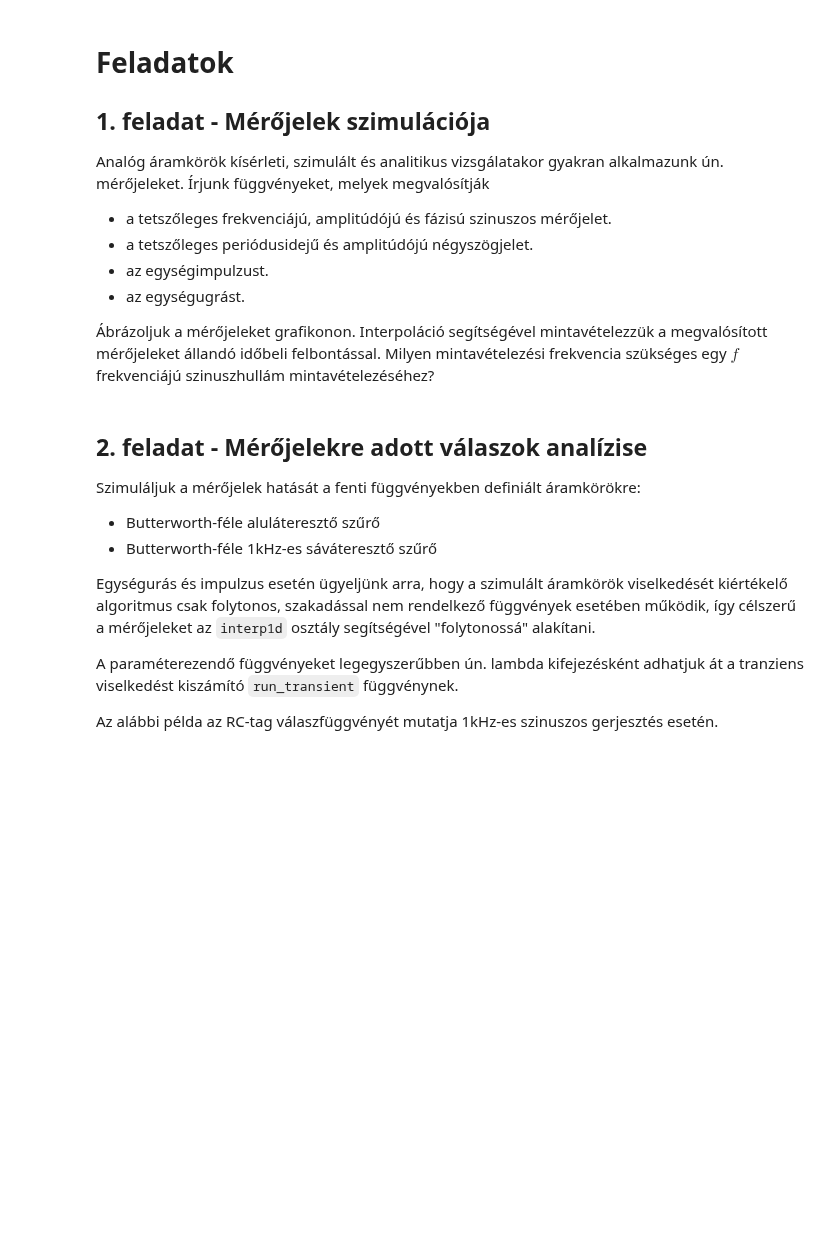
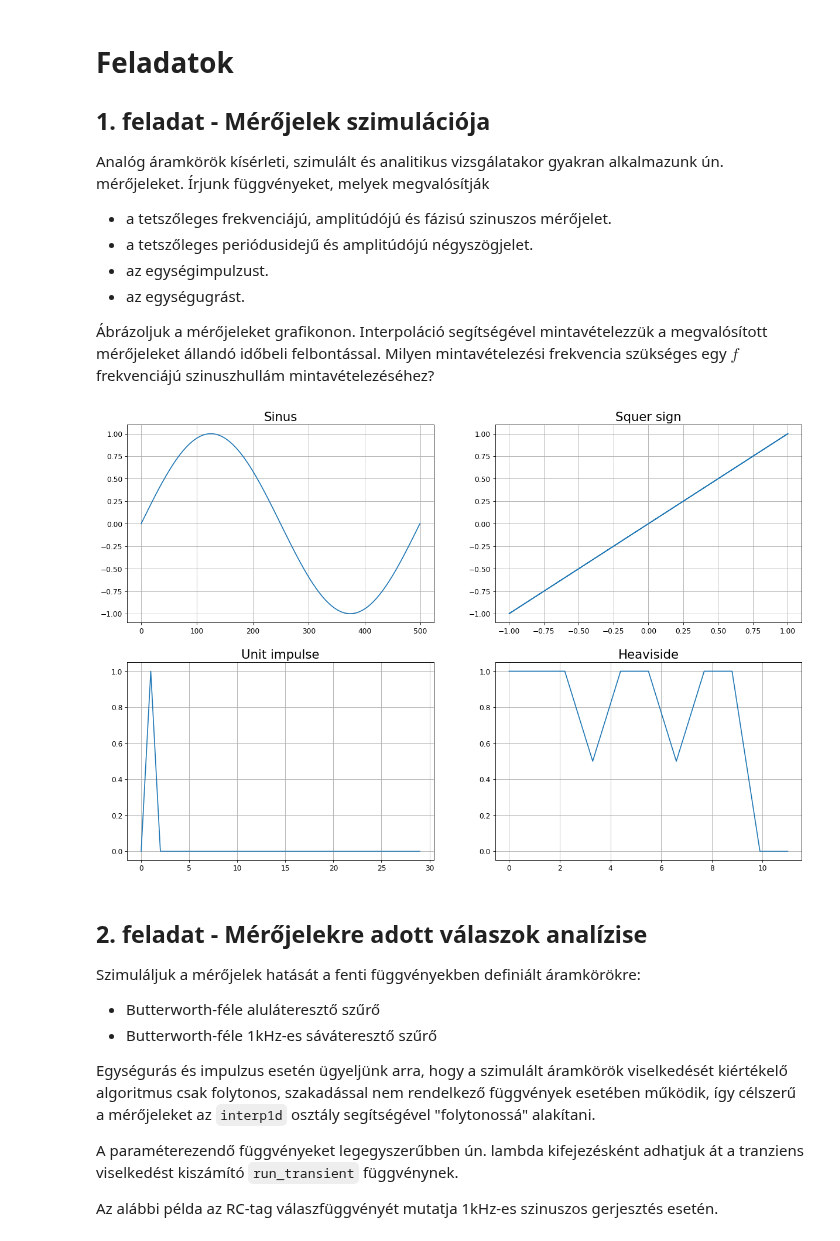
Before and after one commit to Tominano/Numerical-methods-of-physics-II, a Jupyter notebook: 3_feladatsor/3_feladat_Tomi.ipynb, the cells around one changed output. Drawn from its saved outputs; the diff is of its cells as text; code cells hidden in the pictures; blank space fills up the shorter version.

```diff
--- a/3_feladatsor/3_feladat_Tomi.ipynb
+++ b/3_feladatsor/3_feladat_Tomi.ipynb
@@ -199,59 +207,61 @@ def szin(A,freq,gam,t): # A-val beállítom az amplitúdót, freq-el adom meg a
     omega = 2*np.pi*freq
     sig = A* np.sin(omega*t+gam)
 
-    return sig, t
+    return sig
 
 def Nszög(A,f,t): # x mintavételezés tartománya
     # Plot the square wave signal
     sig = A * signal.square(2 * np.pi * f * t)
 
-    return sig,t
+    return sig
 
 
 def Eimp(n,k,t):
     Eimp1 = signal.unit_impulse(n,k) # n-db, k-helyen, k nak 'mid'-et adva pont középre rakja
-    return Eimp1,t
+    return Eimp1
 
 def US(x1,x2):
     t = np.zeros(())
     US1 = np.empty(())
     US1 = np.heaviside(x1,x2)    #x1-et (array) hasonlítja össze 0 val, x2- az az érték amit akkor ad ha x1 = 0 val
-    return US1,t
+    return US1
 
 
-modSzin = szin(1,100,0,np.linspace(0,10e-3,500))[0]#Amplitudo,Frekvencia,Fázis, Tartomány
+modSzin = szin(1,100,0,np.linspace(0,10e-3,500))#Amplitudo,Frekvencia,Fázis, Tartomány
 
-modNszög_t = Nszög(1,5,linspace(-1, 1, 1000))[1]   #utolsó argumentum adja frekvenciát,Amplitudó
-modNszög_sig = Nszög(1,5,linspace(-1, 1, 1000))[0]
+modNszög_t = Nszög(1,5,np.linspace(-1, 1, 1000))   #utolsó argumentum adja frekvenciát,Amplitudó
+modNszög_sig = Nszög(1,5,np.linspace(-1, 1, 1000))
 
-Eimp_sign = Eimp(30,1,np.linspace(0,10e-3,1000))[0]    #Lépéshossz,Egységimp helye
+Eimp_sign = Eimp(30,1,linspace(0,10e-3,1000))    #Lépéshossz,Egységimp helye
 
 x1=[1,3,6,0,1,3,0,2,5,-3,-6-5]
 xt = linspace(0,len(x1),len(x1))
-US_sign = US(x1,0.5)[0]
+US_sign = US(x1,0.5)
 # %%
-plt.figure(num=None, figsize=(16, 12), dpi=80, facecolor='w', edgecolor='r')
-plt.subplots_adjust(left=None, bottom=None, right=None, top=None, wspace=None, hspace=0.2)
+figure(num=None, figsize=(16, 12), dpi=80, facecolor='w', edgecolor='r')
+subplots_adjust(left=None, bottom=None, right=None, top=None, wspace=None, hspace=0.2)
 
-plt.subplot(2, 2, 1)
-plt.title("Sinus")
+subplot(2, 2, 1)
+title("Sinus")
 plot(modSzin) # Sinus
-plt.grid(True)
+grid(True)
 
-plt.subplot(2, 2, 2)
-plt.title("Squer sign")
+subplot(2, 2, 2)
+title("Squer sign")
 plot(modNszög_t,modNszög_sig) # Négyszögjel
-plt.grid(True)
+grid(True)
 
-plt.subplot(2, 2, 3)
-plt.title("Unit impulse")
+subplot(2, 2, 3)
+title("Unit impulse")
 plot(Eimp_sign) #Egységimpulzus
-plt.grid(True)
+grid(True)
 
-plt.subplot(2, 2, 4)
-plt.title("Heaviside")
+subplot(2, 2, 4)
+title("Heaviside")
 plot(xt,US_sign)
-plt.grid(True)
+grid(True)
+# %% [output]
+[figure, added]
 # %% [markdown]
 ## 2. feladat - Mérőjelekre adott válaszok analízise
 
```
Also changed, not shown: parts of 25 cells of this notebook.
